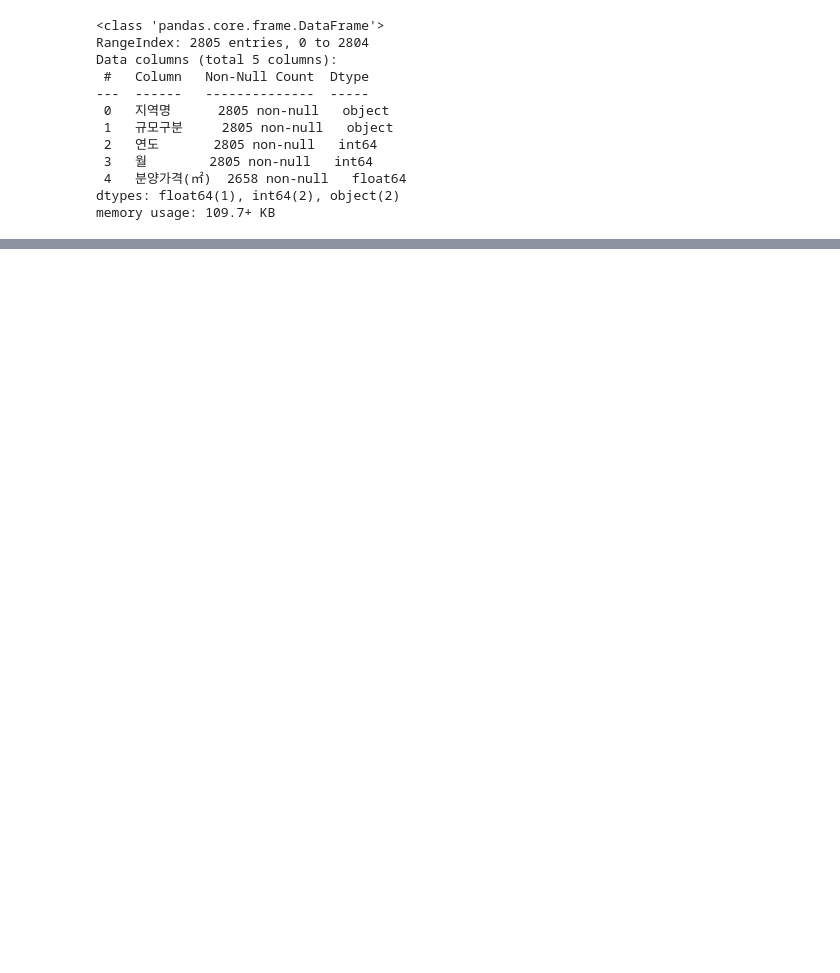
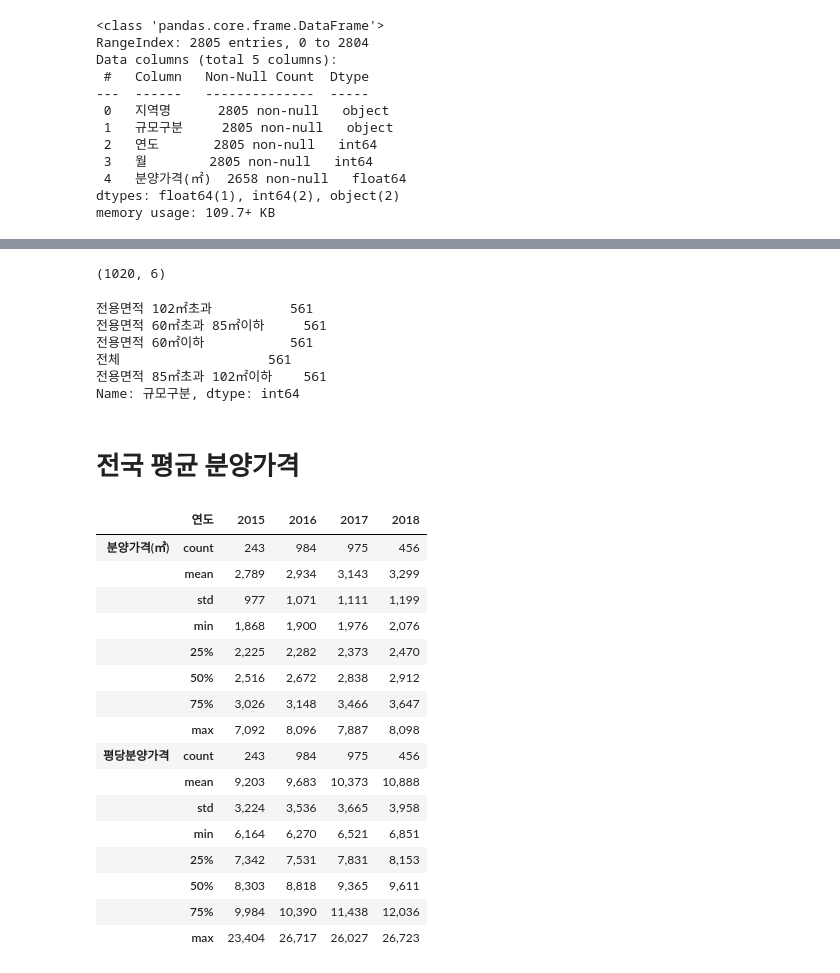
Before and after one commit to takkmj/hello_world, a Jupyter notebook: public_data_new_apartment/public_data_apartment_practice.ipynb, the cells around one changed output, grey strips where cells are left out. Drawn from its saved outputs; the diff is of its cells as text; code cells hidden in the pictures; blank space fills up the shorter version.

```diff
--- a/public_data_new_apartment/public_data_apartment_practice.ipynb
+++ b/public_data_new_apartment/public_data_apartment_practice.ipynb
@@ -87,3 +89,10 @@ Data columns (total 5 columns):
  4   분양가격(㎡)  2658 non-null   float64
 dtypes: float64(1), int64(2), object(2)
 memory usage: 109.7+ KB
+# %%
+pre_sale["연도"] = pre_sale["연도"].astype(str)
+pre_sale["월"] = pre_sale["월"].astype(str)
+# %%
+pre_sale["평당분양가격"] = pre_sale["분양가격(㎡)"] * 3.3
+
+pre_sale.head()
@@ -89,0 +126,37 @@ memory usage: 109.7+ KB
+# %%
+pre_sale_2017 = pre_sale.loc[pre_sale["연도"] == "2017"]
+print(pre_sale_2017.shape)
+# %% [output]
+(1020, 6)
+# %%
+pre_sale["규모구분"].value_counts()
+# %% [output]
+전용면적 102㎡초과          561
+전용면적 60㎡초과 85㎡이하     561
+전용면적 60㎡이하           561
+전체                   561
+전용면적 85㎡초과 102㎡이하    561
+Name: 규모구분, dtype: int64
+# %% [markdown]
+# 전국 평균 분양가격
+# %%
+pd.options.display.float_format = '{:,.0f}'.format
+pre_sale.groupby(pre_sale.연도).describe().T
+# %% [output]
+|  | 연도 | 2015 | 2016 | 2017 | 2018 |
+| 분양가격(㎡) | count | 243 | 984 | 975 | 456 |
+|  | mean | 2,789 | 2,934 | 3,143 | 3,299 |
+|  | std | 977 | 1,071 | 1,111 | 1,199 |
+|  | min | 1,868 | 1,900 | 1,976 | 2,076 |
+|  | 25% | 2,225 | 2,282 | 2,373 | 2,470 |
+|  | 50% | 2,516 | 2,672 | 2,838 | 2,912 |
+|  | 75% | 3,026 | 3,148 | 3,466 | 3,647 |
+|  | max | 7,092 | 8,096 | 7,887 | 8,098 |
+| 평당분양가격 | count | 243 | 984 | 975 | 456 |
+|  | mean | 9,203 | 9,683 | 10,373 | 10,888 |
+|  | std | 3,224 | 3,536 | 3,665 | 3,958 |
+|  | min | 6,164 | 6,270 | 6,521 | 6,851 |
+|  | 25% | 7,342 | 7,531 | 7,831 | 8,153 |
+|  | 50% | 8,303 | 8,818 | 9,365 | 9,611 |
+|  | 75% | 9,984 | 10,390 | 11,438 | 12,036 |
+|  | max | 23,404 | 26,717 | 26,027 | 26,723 |
```
Also changed, not shown: parts of 10 cells of this notebook.
